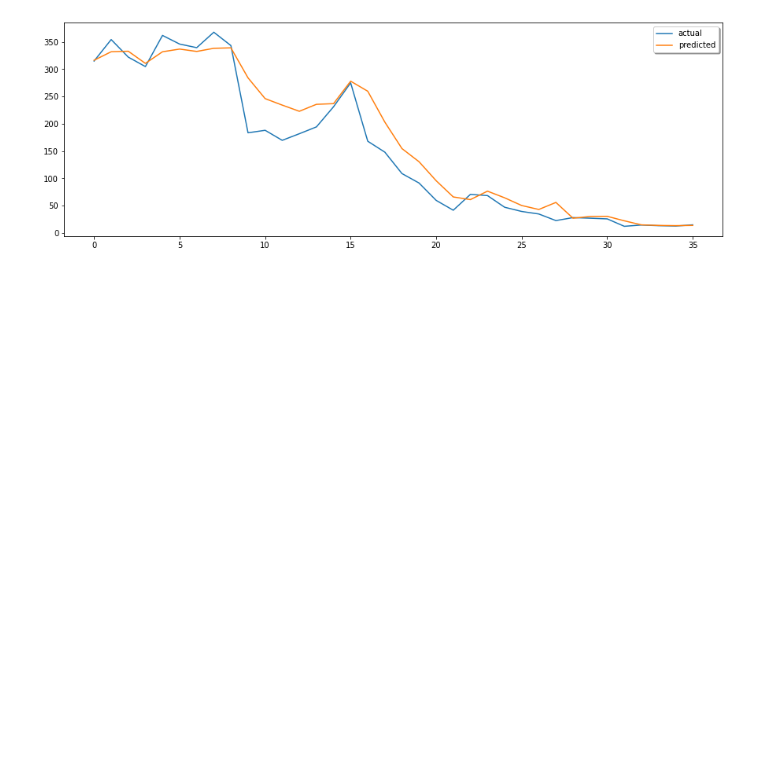
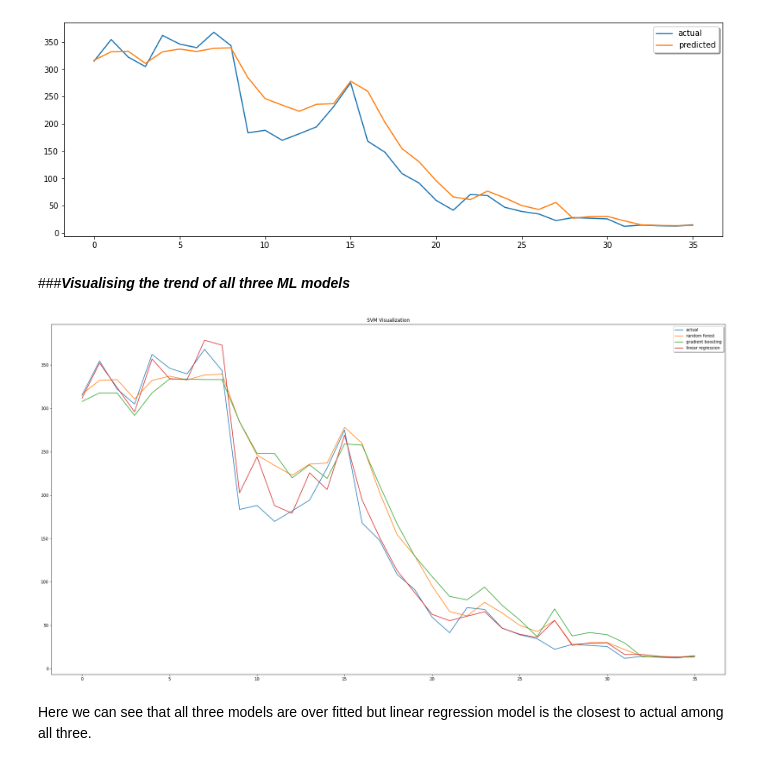
Before and after one commit to shubhro-jyoti/Yes-bank-stock-closing-price-prediction., a Jupyter notebook: Yes_bank_stock_closing_price_prediction.ipynb, the cells around one changed output. Cells and saved outputs as stored; diff of their text form; code cells hidden in the pictures; blank space fills up the shorter version.

```diff
--- a/Yes_bank_stock_closing_price_prediction.ipynb
+++ b/Yes_bank_stock_closing_price_prediction.ipynb
@@ -397,3 +397,18 @@ MSE:  1182.7012527283287
 RMSE:  34.390423852118026
 <matplotlib.legend.Legend at 0x...>
 [figure]
+# %% [markdown]
+###***Visualising the trend of all three ML models***
+# %%
+plt.figure(figsize=(30,16))
+plt.plot(x_ax, y_test, label="actual")
+plt.plot(x_ax, y_predict, label="random forest")
+plt.plot(x_ax, pred_y_test, label="gradient boosting")
+plt.plot(x_ax, y_preds, label="linear regression")
+plt.title('SVM Visualization')
+plt.legend(loc='best',fancybox=True, shadow=True)
+plt.show()
+# %% [output]
+[figure, added]
+# %% [markdown]
+Here we can see that all three models are over fitted but linear regression model is the closest to actual among all three.
```
